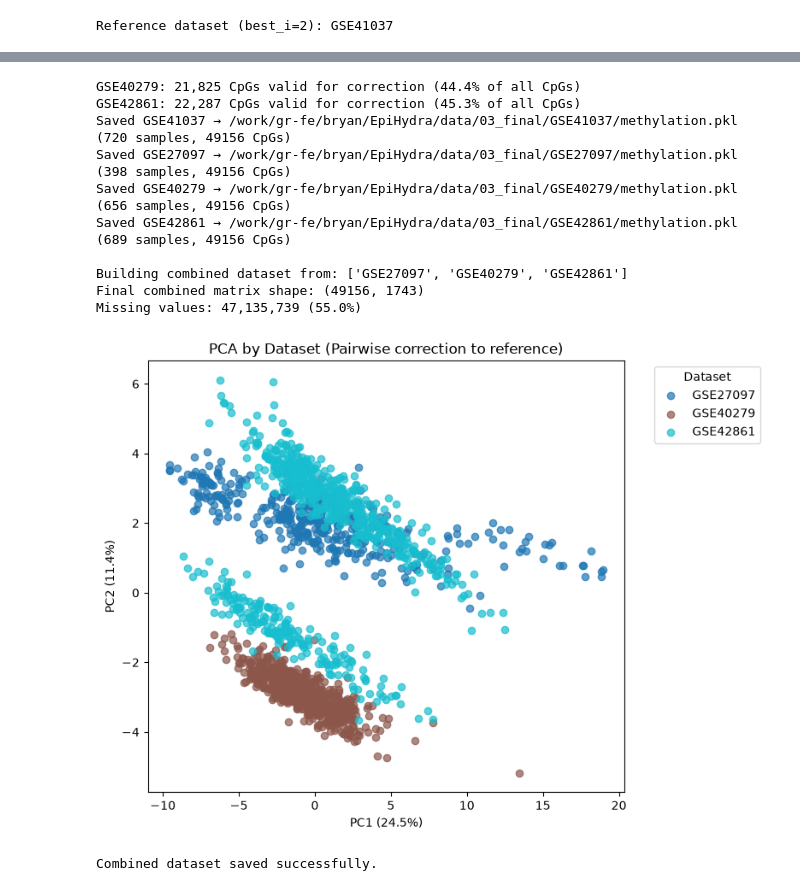
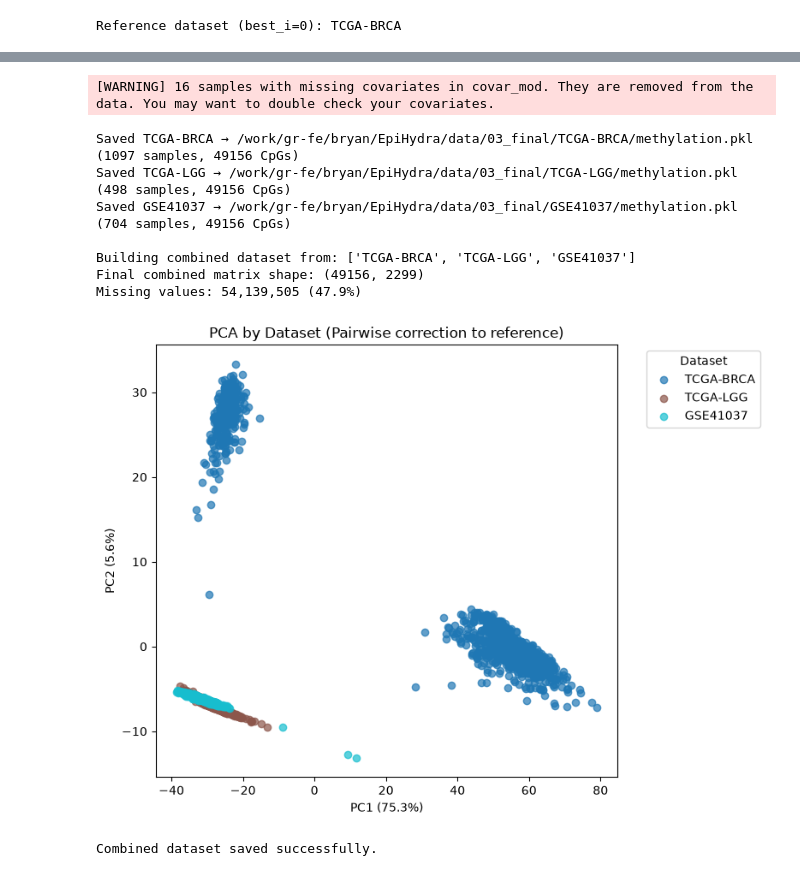
Before and after one commit to Barry8197/EpiHydra, a Jupyter notebook: notebooks/01_data/normalise_data.ipynb, the cells around one changed output, grey strips where cells are left out. Drawn from its saved outputs; the diff is of its cells as text; code cells hidden in the pictures.

```diff
--- a/notebooks/01_data/normalise_data.ipynb
+++ b/notebooks/01_data/normalise_data.ipynb
@@ -9,11 +9,11 @@ from inmoose.pycombat import pycombat_norm
 import os
 
 # ── Configuration ─────────────────────────────────────────────────────────────
-ALL_DATASETS = ['GSE27097', 'GSE40279', 'GSE41037', 'GSE42861']
+ALL_DATASETS = ['TCGA-BRCA' , 'TCGA-LGG' , 'GSE41037']
 
 # Select which datasets to include in the combined output
 # Change this list to select a subset e.g. ['GSE27097', 'GSE40279']
-DATASETS_TO_COMBINE = ['GSE27097', 'GSE40279', 'GSE42861']
+DATASETS_TO_COMBINE = ['TCGA-BRCA' , 'TCGA-LGG' , 'GSE41037']
 #DATASETS_TO_COMBINE = ALL_DATASETS
 
 # Set to True to save each dataset individually to 03_final
@@ -179,4 +179,4 @@ with open('/work/gr-fe/bryan/EpiHydra/data/03_final/combined/methylation.pkl', '
 
 print("\nCombined dataset saved successfully.")
 # %% [output]
-Reference dataset (best_i=2): GSE41037
+Reference dataset (best_i=0): TCGA-BRCA
@@ -186,12 +187,10 @@ GSE27097: 22,287 CpGs valid for correction (45.3% of all CpGs)
-GSE40279: 21,825 CpGs valid for correction (44.4% of all CpGs)
-GSE42861: 22,287 CpGs valid for correction (45.3% of all CpGs)
-Saved GSE41037 → /work/gr-fe/bryan/EpiHydra/data/03_final/GSE41037/methylation.pkl (720 samples, 49156 CpGs)
-Saved GSE27097 → /work/gr-fe/bryan/EpiHydra/data/03_final/GSE27097/methylation.pkl (398 samples, 49156 CpGs)
-Saved GSE40279 → /work/gr-fe/bryan/EpiHydra/data/03_final/GSE40279/methylation.pkl (656 samples, 49156 CpGs)
-Saved GSE42861 → /work/gr-fe/bryan/EpiHydra/data/03_final/GSE42861/methylation.pkl (689 samples, 49156 CpGs)
-
-Building combined dataset from: ['GSE27097', 'GSE40279', 'GSE42861']
-Final combined matrix shape: (49156, 1743)
-Missing values: 47,135,739 (55.0%)
+[WARNING] 16 samples with missing covariates in covar_mod. They are removed from the data. You may want to double check your covariates.
+Saved TCGA-BRCA → /work/gr-fe/bryan/EpiHydra/data/03_final/TCGA-BRCA/methylation.pkl (1097 samples, 49156 CpGs)
+Saved TCGA-LGG → /work/gr-fe/bryan/EpiHydra/data/03_final/TCGA-LGG/methylation.pkl (498 samples, 49156 CpGs)
+Saved GSE41037 → /work/gr-fe/bryan/EpiHydra/data/03_final/GSE41037/methylation.pkl (704 samples, 49156 CpGs)
+
+Building combined dataset from: ['TCGA-BRCA', 'TCGA-LGG', 'GSE41037']
+Final combined matrix shape: (49156, 2299)
+Missing values: 54,139,505 (47.9%)
-[figure, old version]
+[figure, new version]
-Combined dataset saved successfully.
+Combined dataset saved successfully.
```
Also changed, not shown: parts of 1 cell of this notebook, 8 other files.
